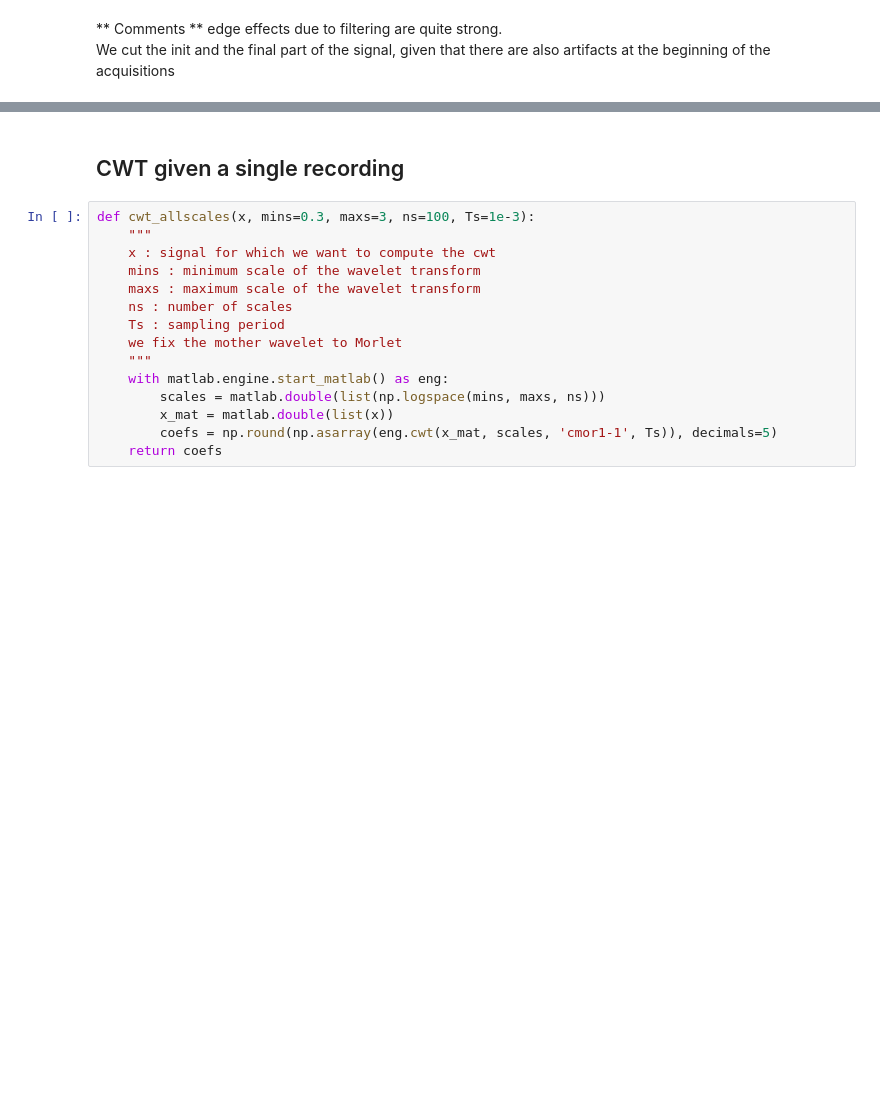
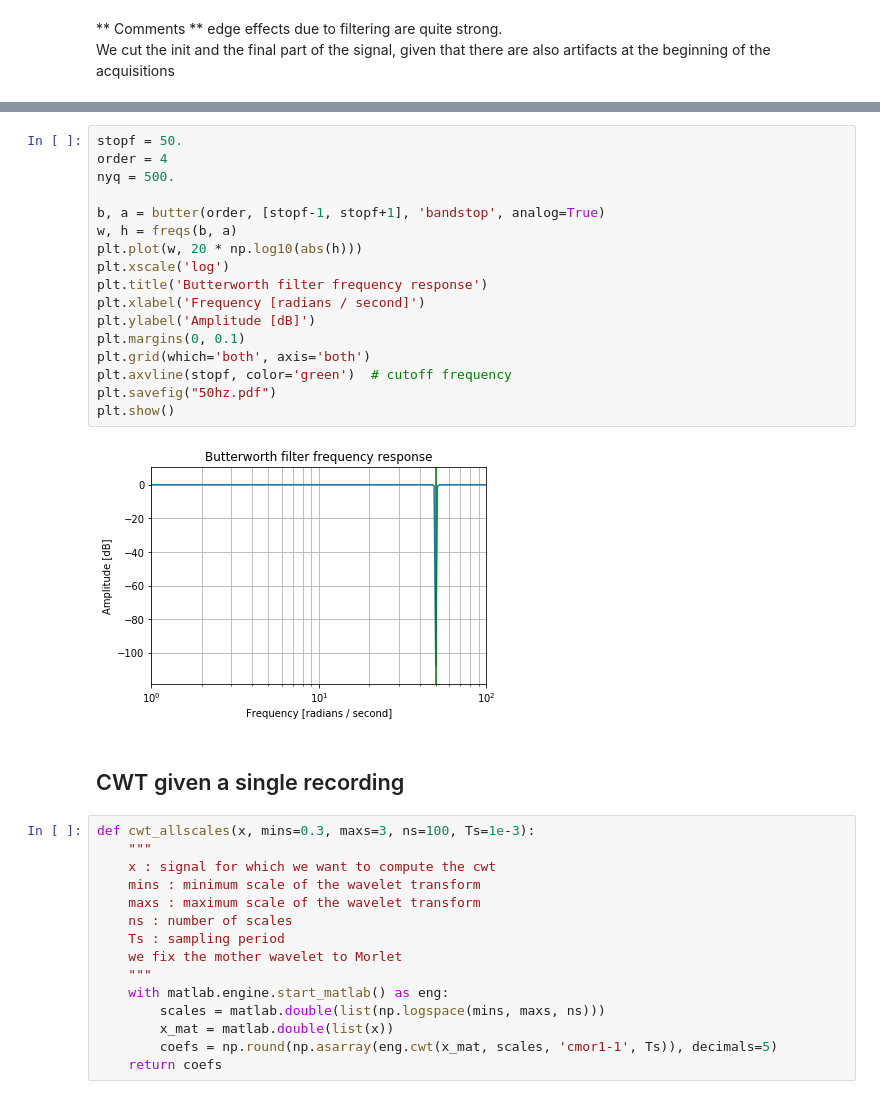
Before and after one commit to vanessadamario/multichannelAnalysis, a Jupyter notebook: multichannelAnalysis/preprocessing_pipeline.ipynb, the cells around one changed output, grey strips where cells are left out. Saved outputs shown, nothing was run; the diff lists cells and outputs as text; blank space fills up the shorter version.

```diff
--- a/multichannelAnalysis/preprocessing_pipeline.ipynb
+++ b/multichannelAnalysis/preprocessing_pipeline.ipynb
@@ -51,3 +97,22 @@ We cut the init and the final part of the signal, given that there are also arti
+# %%
+stopf = 50.
+order = 4
+nyq = 500.
+
+b, a = butter(order, [stopf-1, stopf+1], 'bandstop', analog=True)
+w, h = freqs(b, a)
+plt.plot(w, 20 * np.log10(abs(h)))
+plt.xscale('log')
+plt.title('Butterworth filter frequency response')
+plt.xlabel('Frequency [radians / second]')
+plt.ylabel('Amplitude [dB]')
+plt.margins(0, 0.1)
+plt.grid(which='both', axis='both')
+plt.axvline(stopf, color='green')  # cutoff frequency
+plt.savefig("50hz.pdf")
+plt.show()
+# %% [output]
+[figure, added]
 # %% [markdown]
 ## CWT given a single recording
 # %%
```
Also changed, not shown: parts of 10 cells of this notebook.
